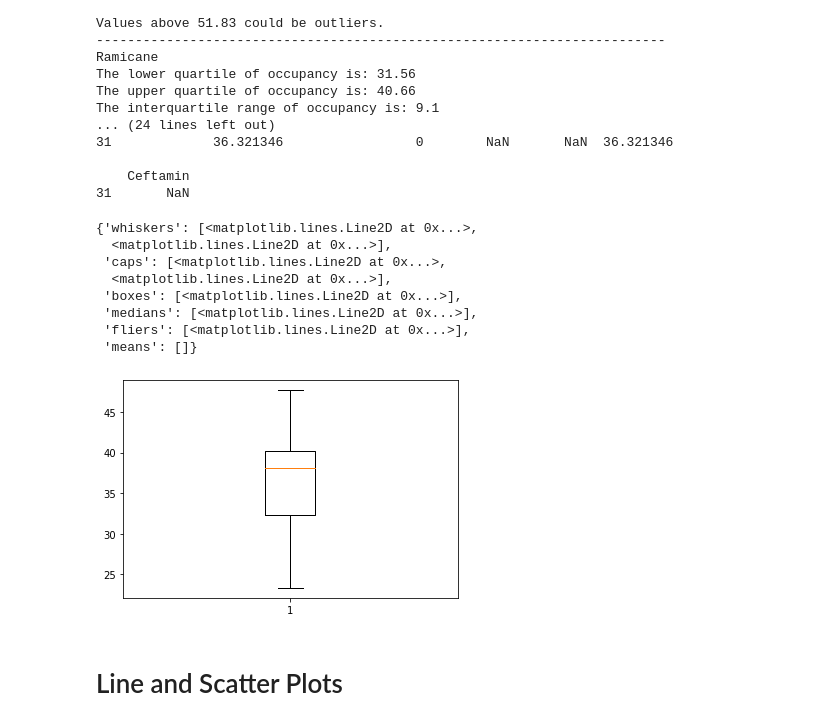
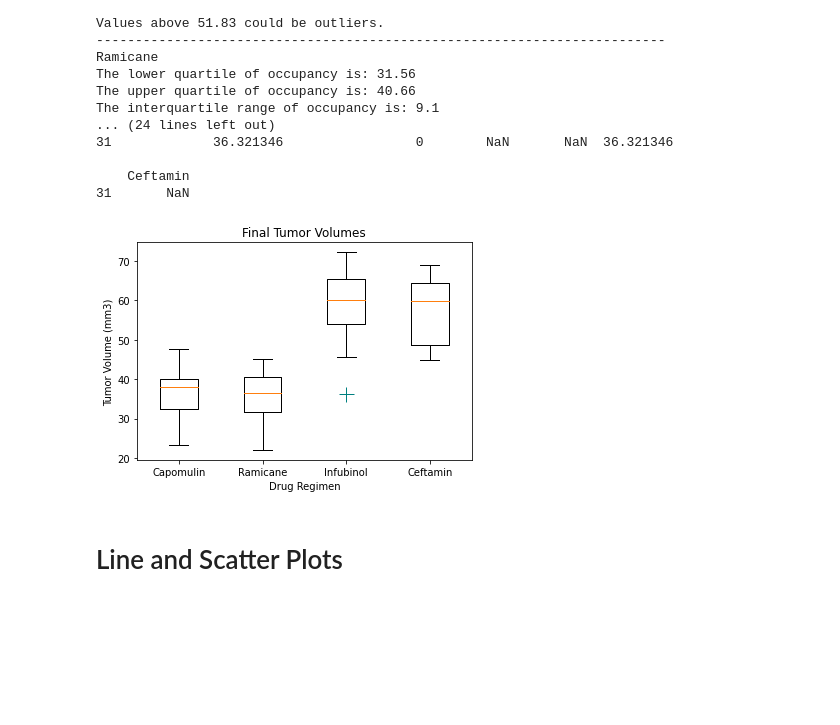
Before and after one commit to adamholcomb/Matplotlib-Medical-Analysis, a Jupyter notebook: pymaceuticals.ipynb, the cells around one changed output. Drawn from its saved outputs; the diff is of its cells as text; code cells hidden in the pictures; blank space fills up the shorter version.

Commit message:
Add box plot showing outlier

```diff
--- a/pymaceuticals.ipynb
+++ b/pymaceuticals.ipynb
@@ -347,20 +347,17 @@ The interquartile range of occupancy is: 9.1
 # %%
 # Generate a box plot of the final tumor volume of each mouse across four regimens of interest
 
 
 
 fig1,ax1 = plt.subplots()
-ax1.boxplot(mer)
+ax1.boxplot([drug1,drug2,drug3,drug4],labels=drugs,flierprops= dict(marker="+", markerfacecolor="purple", markersize=15, linestyle='none', markeredgecolor="teal"))
+plt.xlabel("Drug Regimen")
+plt.ylabel("Tumor Volume (mm3)")
+plt.title("Final Tumor Volumes")
+
+plt.show()
 # %% [output]
-{'whiskers': [<matplotlib.lines.Line2D at 0x...>,
-  <matplotlib.lines.Line2D at 0x...>],
- 'caps': [<matplotlib.lines.Line2D at 0x...>,
-  <matplotlib.lines.Line2D at 0x...>],
- 'boxes': [<matplotlib.lines.Line2D at 0x...>],
- 'medians': [<matplotlib.lines.Line2D at 0x...>],
- 'fliers': [<matplotlib.lines.Line2D at 0x...>],
- 'means': []}
-[figure, old version]
+[figure, new version]
 # %% [markdown]
 # Line and Scatter Plots
 # %%
```
